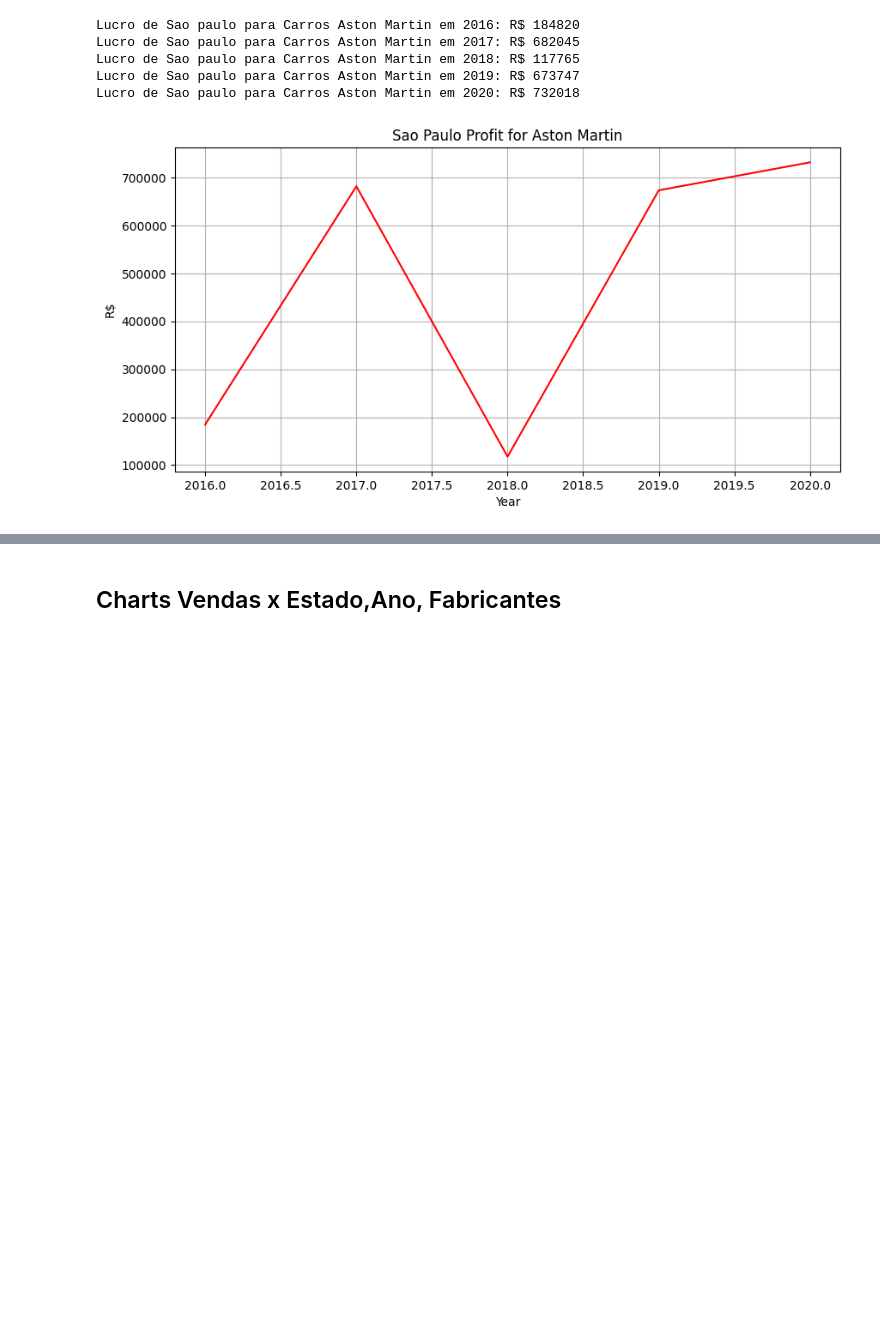
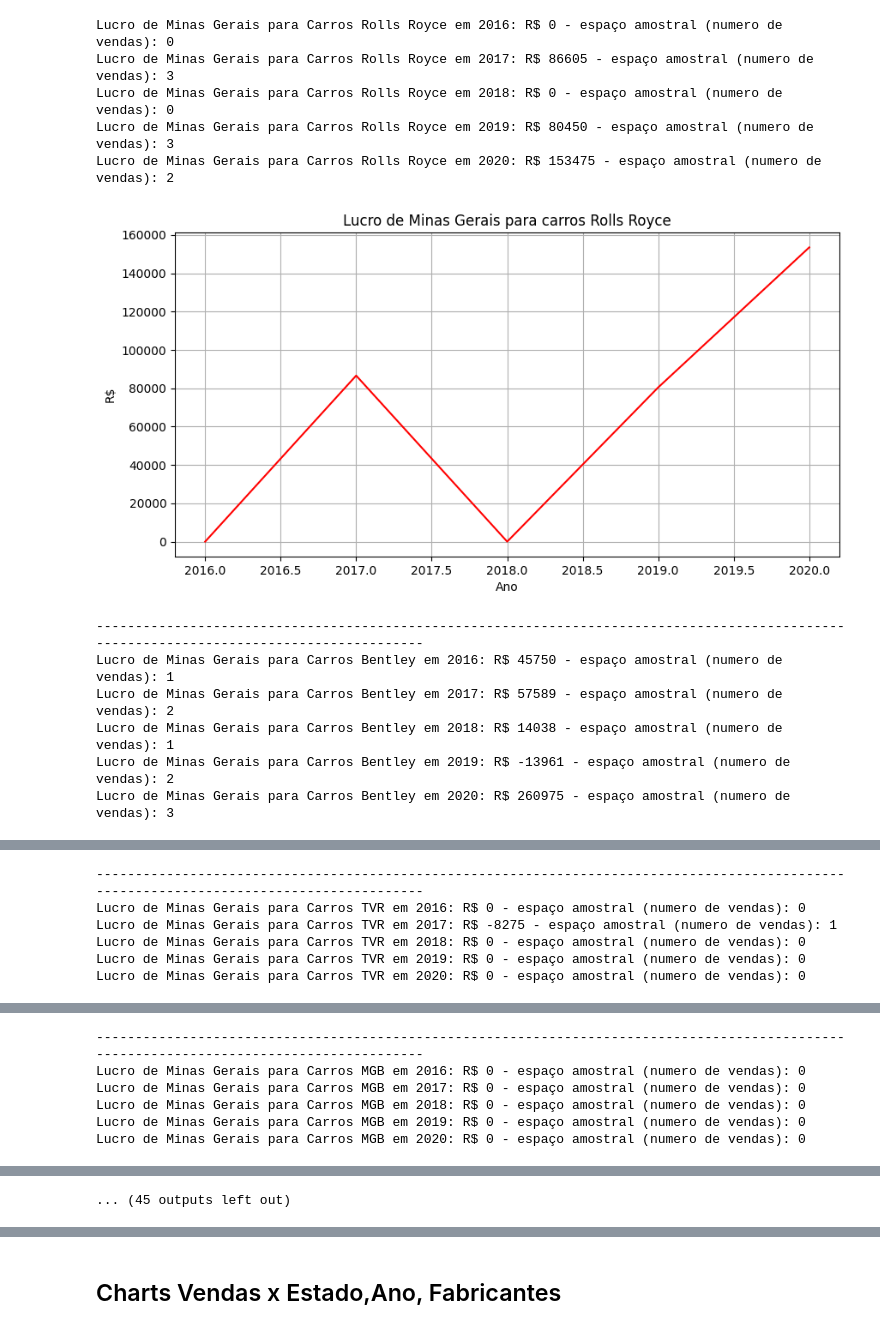
Before and after one commit to GabrielDornelles/math, a Jupyter notebook: Statistics/GR16009-00068-GA/Statistics-GA.ipynb, the cells around one changed output, grey strips where cells are left out. Cells and saved outputs as stored; diff of their text form; code cells hidden in the pictures; blank space fills up the shorter version.

Commit message:
adding important graphic and pure data

```diff
--- a/Statistics/GR16009-00068-GA/Statistics-GA.ipynb
+++ b/Statistics/GR16009-00068-GA/Statistics-GA.ipynb
@@ -9,24 +9,38 @@ from methods import build_dict_from_csv, check_both, check_occurence, histograms
 # %%
 general_dict = build_dict_from_csv()
 sp_sales = []
-for i in range(2016,2021):
-    x = check_occurence(data=general_dict, search_for= "Lucro", sub_classes=["São Paulo","Aston Martin",str(i)])
-    x = np.array(x).astype(np.int64)
-    total_value = np.sum(x)
-    sp_sales.append(total_value)
-    print(f"Lucro de Sao paulo para Carros Aston Martin em {i}: R$ {total_value}")
+state_data = {}
+for state in set(general_dict["Estado"]):
+    state_data[state] = {}
+    for fabricante in set(general_dict["Fabricante"]):
+        state_data[state][fabricante] = {}
+        for i in range(2016,2021):
+            x = check_occurence(data=general_dict, search_for= "Lucro", sub_classes=[state,fabricante,str(i)])
+            x = np.array(x).astype(np.int64)
+            total_value = np.sum(x)
+            sp_sales.append(total_value)
+            print(f"Lucro de {state} para Carros {fabricante} em {i}: R$ {total_value} - espaço amostral (numero de vendas): {len(x)}")
+            state_data[state][fabricante][i] = total_value
 
-figure(figsize=(10, 5), dpi=100)
-plt.title("Sao Paulo Profit for Aston Martin")
-plt.grid()
-plt.xlabel("Year")
-plt.ylabel("R$")
-plt.plot(np.linspace(2016, 2020, len(sp_sales)),sp_sales, color ="red")
-plt.show()
+        figure(figsize=(10, 5), dpi=100)
+        plt.title(f"Lucro de {state} para carros {fabricante}")
+        plt.grid()
+        plt.xlabel("Ano")
+        plt.ylabel("R$")
+        plt.plot(np.linspace(2016, 2020,5),sp_sales, color ="red")
+        plt.show()
+        sp_sales.clear()
+        print("------------------------------------------------------------------------------------------------------------------------------------------")
 # %% [output]
-Lucro de Sao paulo para Carros Aston Martin em 2016: R$ 184820
-Lucro de Sao paulo para Carros Aston Martin em 2017: R$ 682045
-Lucro de Sao paulo para Carros Aston Martin em 2018: R$ 117765
-Lucro de Sao paulo para Carros Aston Martin em 2019: R$ 673747
-Lucro de Sao paulo para Carros Aston Martin em 2020: R$ 732018
+Lucro de Minas Gerais para Carros Rolls Royce em 2016: R$ 0 - espaço amostral (numero de vendas): 0
+Lucro de Minas Gerais para Carros Rolls Royce em 2017: R$ 86605 - espaço amostral (numero de vendas): 3
+Lucro de Minas Gerais para Carros Rolls Royce em 2018: R$ 0 - espaço amostral (numero de vendas): 0
+Lucro de Minas Gerais para Carros Rolls Royce em 2019: R$ 80450 - espaço amostral (numero de vendas): 3
+Lucro de Minas Gerais para Carros Rolls Royce em 2020: R$ 153475 - espaço amostral (numero de vendas): 2
-[figure, old version]
+[figure, new version]
+------------------------------------------------------------------------------------------------------------------------------------------
+Lucro de Minas Gerais para Carros Bentley em 2016: R$ 45750 - espaço amostral (numero de vendas): 1
+Lucro de Minas Gerais para Carros Bentley em 2017: R$ 57589 - espaço amostral (numero de vendas): 2
+Lucro de Minas Gerais para Carros Bentley em 2018: R$ 14038 - espaço amostral (numero de vendas): 1
+Lucro de Minas Gerais para Carros Bentley em 2019: R$ -13961 - espaço amostral (numero de vendas): 2
+Lucro de Minas Gerais para Carros Bentley em 2020: R$ 260975 - espaço amostral (numero de vendas): 3
@@ -32,0 +48,6 @@ Lucro de Sao paulo para Carros Aston Martin em 2020: R$ 732018
+------------------------------------------------------------------------------------------------------------------------------------------
+Lucro de Minas Gerais para Carros TVR em 2016: R$ 0 - espaço amostral (numero de vendas): 0
+Lucro de Minas Gerais para Carros TVR em 2017: R$ -8275 - espaço amostral (numero de vendas): 1
+Lucro de Minas Gerais para Carros TVR em 2018: R$ 0 - espaço amostral (numero de vendas): 0
+Lucro de Minas Gerais para Carros TVR em 2019: R$ 0 - espaço amostral (numero de vendas): 0
+Lucro de Minas Gerais para Carros TVR em 2020: R$ 0 - espaço amostral (numero de vendas): 0
@@ -32,0 +55,6 @@ Lucro de Sao paulo para Carros Aston Martin em 2020: R$ 732018
+------------------------------------------------------------------------------------------------------------------------------------------
+Lucro de Minas Gerais para Carros MGB em 2016: R$ 0 - espaço amostral (numero de vendas): 0
+Lucro de Minas Gerais para Carros MGB em 2017: R$ 0 - espaço amostral (numero de vendas): 0
+Lucro de Minas Gerais para Carros MGB em 2018: R$ 0 - espaço amostral (numero de vendas): 0
+Lucro de Minas Gerais para Carros MGB em 2019: R$ 0 - espaço amostral (numero de vendas): 0
+Lucro de Minas Gerais para Carros MGB em 2020: R$ 0 - espaço amostral (numero de vendas): 0
@@ -32,0 +76 @@ Lucro de Sao paulo para Carros Aston Martin em 2020: R$ 732018
+... (45 outputs left out)
```
Also changed, not shown: parts of 8 cells of this notebook, 1 other file.
